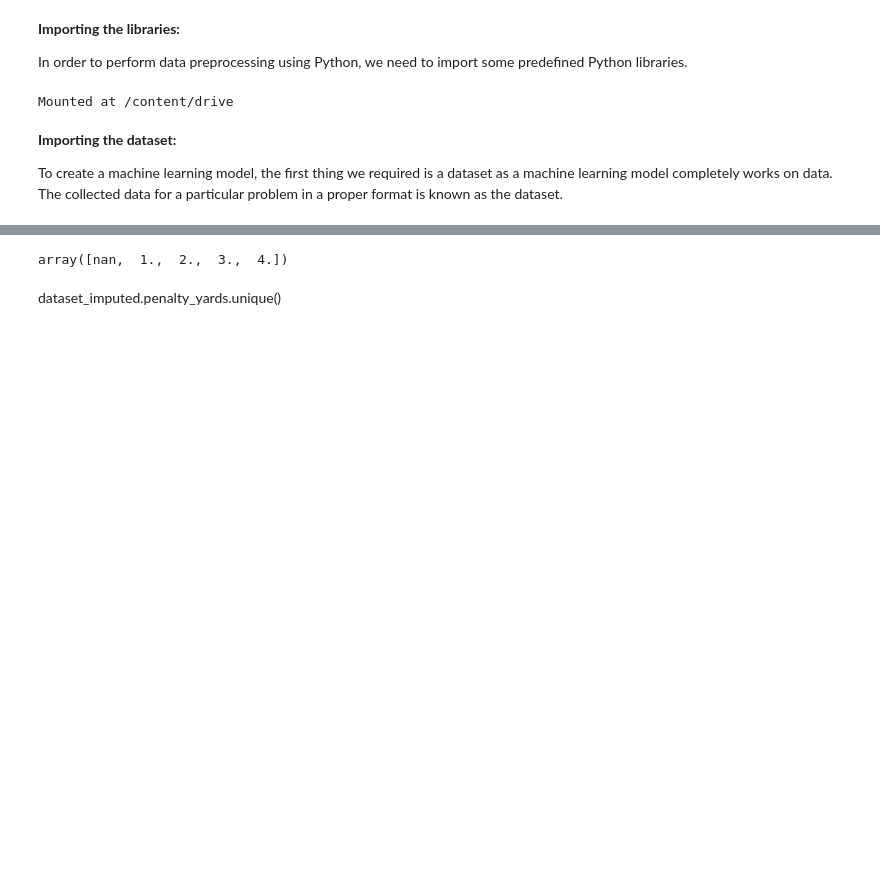
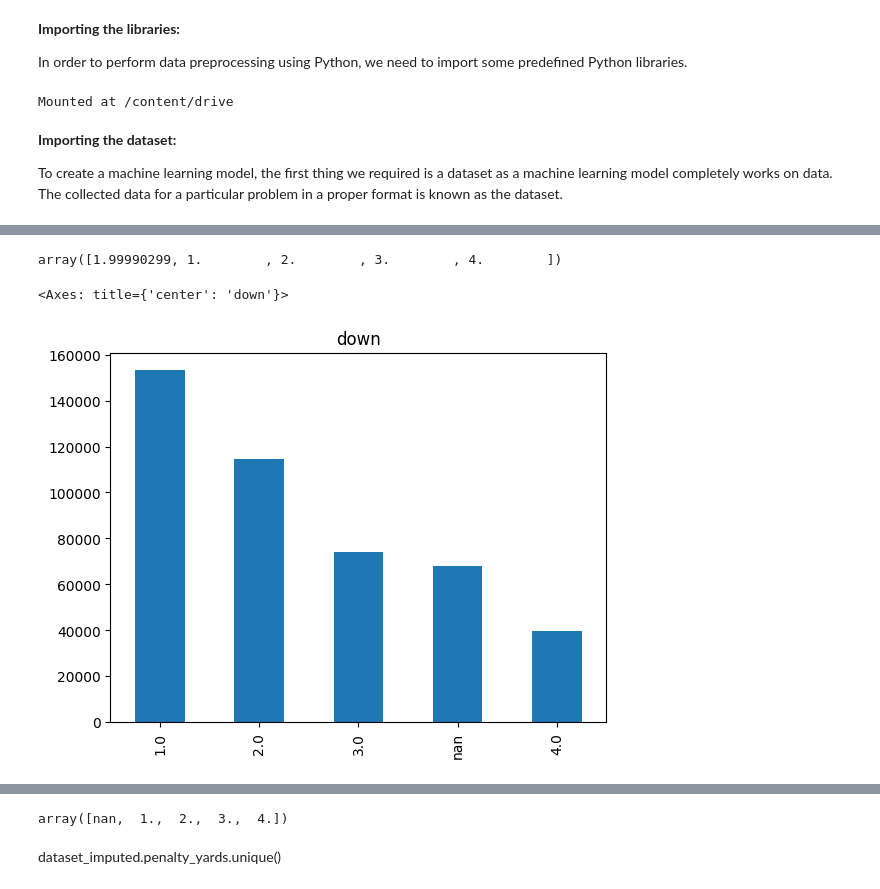
Before and after one commit to VaniKandhasamy/15Z702---Data-Analytics-Lab, a Jupyter notebook: Data_Preparation.ipynb, the cells around one changed output, grey strips where cells are left out. Saved outputs shown, nothing was run; the diff lists cells and outputs as text; code cells hidden in the pictures; blank space fills up the shorter version.

```diff
--- a/Data_Preparation.ipynb
+++ b/Data_Preparation.ipynb
@@ -24,7 +24,7 @@ Mounted at /content/drive
 
 To create a machine learning model, the first thing we required is a dataset as a machine learning model completely works on data. The collected data for a particular problem in a proper format is known as the dataset.
 # %%
-dataset = pd.read_csv('NFL Play by Play 2009-2018 (v5).csv') # to import the dataset into a variable
+dataset = pd.read_csv('/content/drive/MyDrive/NFL Play by Play 2009-2018 (v5).csv') # to import the dataset into a variable
 # Splitting the attributes into independent and dependent attributes
 #X = dataset.iloc[:, :-1].values # attributes to determine dependent variable / Class
 #Y = dataset.iloc[:, -1].values # dependent variable / Class
@@ -45,0 +87,11 @@ Reshape your data either using array.reshape(-1, 1) if your data has a single fe
+# %%
+dataset_copy.down.unique()
+# %% [output]
+array([1.99990299, 1.        , 2.        , 3.        , 4.        ])
+# %%
+counts = dataset['down'].value_counts(dropna=False)
+
+counts.plot.bar(title='down', grid=False)
+# %% [output]
+<Axes: title={'center': 'down'}>
+[figure, added]
```
Also changed, not shown: parts of 15 cells of this notebook.
